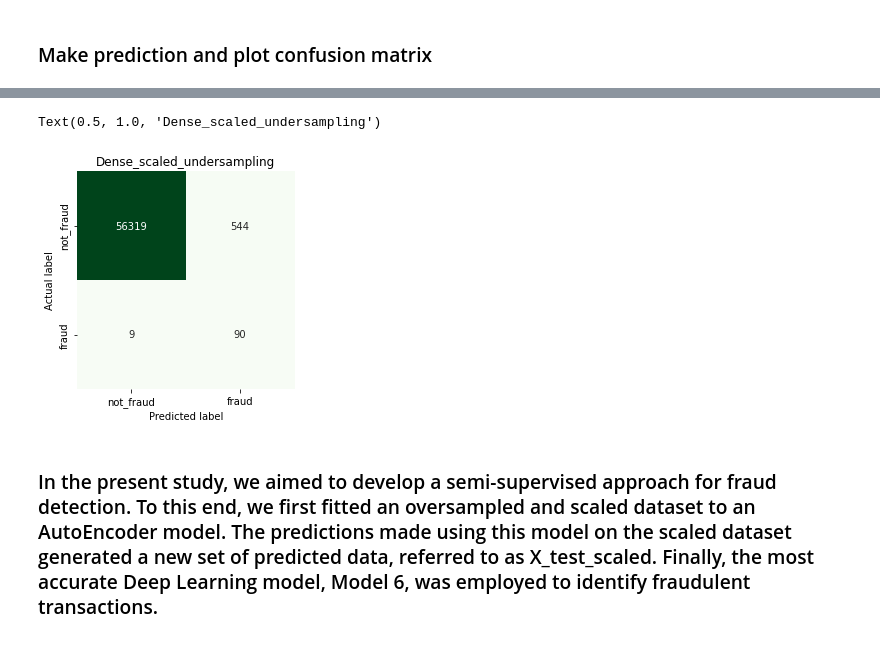
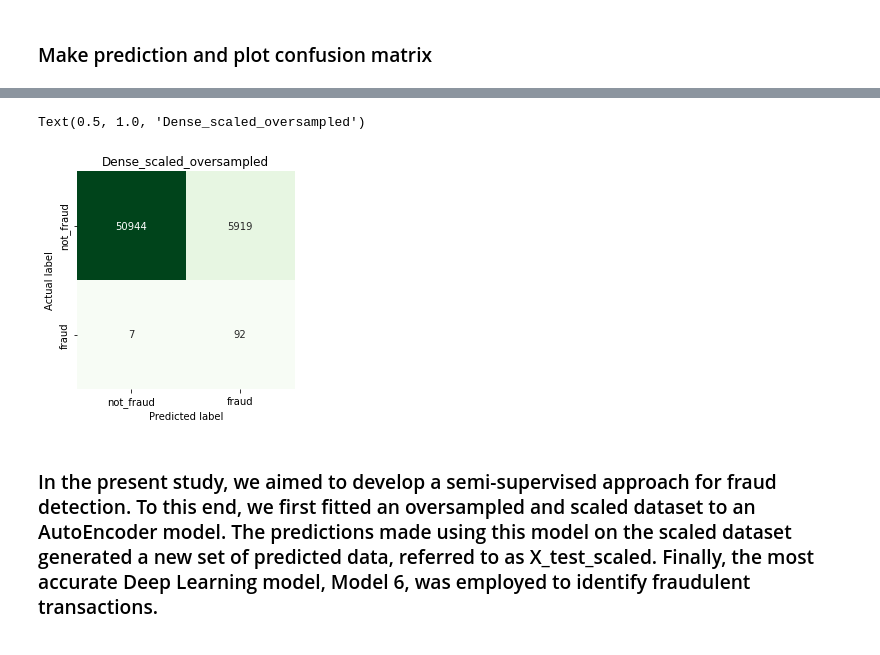
Before and after one commit to Poorya0071/Fraud-Detection, a Jupyter notebook: FraudDetection.ipynb, the cells around one changed output, grey strips where cells are left out. Saved outputs shown, nothing was run; the diff lists cells and outputs as text; code cells hidden in the pictures.

```diff
--- a/FraudDetection.ipynb
+++ b/FraudDetection.ipynb
@@ -604,6 +615,6 @@ history = model_1.fit(X_train_oversample, y_train_oversample, epochs=100, verbos
 # %%
-model_1 = tf.keras.models.load_model("model_experiments/simple_Dense1")
-model_1_loss, model_1_accuracy = model_1.evaluate(X_test_oversample, y_test_oversample)
-print(model_1_loss)
-print(model_1_accuracy)
+model_5 = tf.keras.models.load_model("model_experiments/simple_Dense_Oversample")
+model_5_loss, model_5_accuracy = model_5.evaluate(X_test_oversample, y_test_oversample)
+print(model_5_loss)
+print(model_5_accuracy)
 # %% [output]
@@ -613,3 +624,3 @@ print(model_1_accuracy)
 # %%
-y_pred = model_1.predict(X_test)
+y_pred = model_5.predict(X_test)
 # %% [output]
@@ -818,21 +842,21 @@ In the following steps, the AutoEncoder model is fit to an oversampled and scale
 # %% [markdown]
 ### AutoEncoder Model
 # %%
-input_layer = tf.keras.layers.Input(shape=(30,))
+input_layer = tf.keras.layers.Input(shape=(31,))
 
 ## encoding layers
-encoded = tf.keras.layers.Dense(32, activation='tanh', activity_regularizer=tf.keras.regularizers.l1(10e-5))(input_layer)
-encoded = tf.keras.layers.Dense(16, activation='relu')(encoded)
+encoded = tf.keras.layers.Dense(16, activation='selu', activity_regularizer=tf.keras.regularizers.l1(10e-5))(input_layer)
+encoded = tf.keras.layers.Dense(32, activation='selu')(encoded)
 
 ## decoding layers
-decoded = tf.keras.layers.Dense(16, activation='tanh')(encoded)
-decoded = tf.keras.layers.Dense(32, activation='tanh')(decoded)
+decoded = tf.keras.layers.Dense(32, activation='selu')(encoded)
+decoded = tf.keras.layers.Dense(16, activation='selu')(decoded)
 
 ## output layer
-output_layer = tf.keras.layers.Dense(30, activation='sigmoid')(decoded)
+output_layer = tf.keras.layers.Dense(31, activation='sigmoid')(decoded)
 autoencoder = tf.keras.models.Model(input_layer, output_layer)
 autoencoder.compile(optimizer="adam", loss="mse", metrics=['accuracy'])
 # %%
 autoencoder.fit(X_train_scaled_ros, X_train_scaled_ros,
-                batch_size = 256, epochs = 100,
-                shuffle = True, validation_data=[X_test_scaled_ros, X_test_scaled_ros]);
+                batch_size = 256, epochs = 200, verbose = 0,
+                validation_data=[X_test_scaled_ros, X_test_scaled_ros])
@@ -853,14 +879,14 @@ for i in range(len(y_test)):
 # %%
 cm = confusion_matrix(y_test, ls_pred_test)
 labels = ['not_fraud', 'fraud']
 sns.heatmap(cm, square=True, annot=True, fmt='d', cbar=False, cmap='Greens',
             xticklabels=labels, yticklabels=labels)
 plt.xlabel('Predicted label')
 plt.ylabel('Actual label')
-plt.title('Dense_scaled_undersampling')
+plt.title('Dense_scaled_oversampled')
 # %% [output]
-Text(0.5, 1.0, 'Dense_scaled_undersampling')
+Text(0.5, 1.0, 'Dense_scaled_oversampled')
-[figure, old version]
+[figure, new version]
 # %% [markdown]
 ### In the present study, we aimed to develop a semi-supervised approach for fraud detection. To this end, we first fitted an oversampled and scaled dataset to an AutoEncoder model. The predictions made using this model on the scaled dataset generated a new set of predicted data, referred to as X_test_scaled. Finally, the most accurate Deep Learning model, Model 6, was employed to identify fraudulent transactions.
 
```
Also changed, not shown: parts of 31 cells of this notebook.
